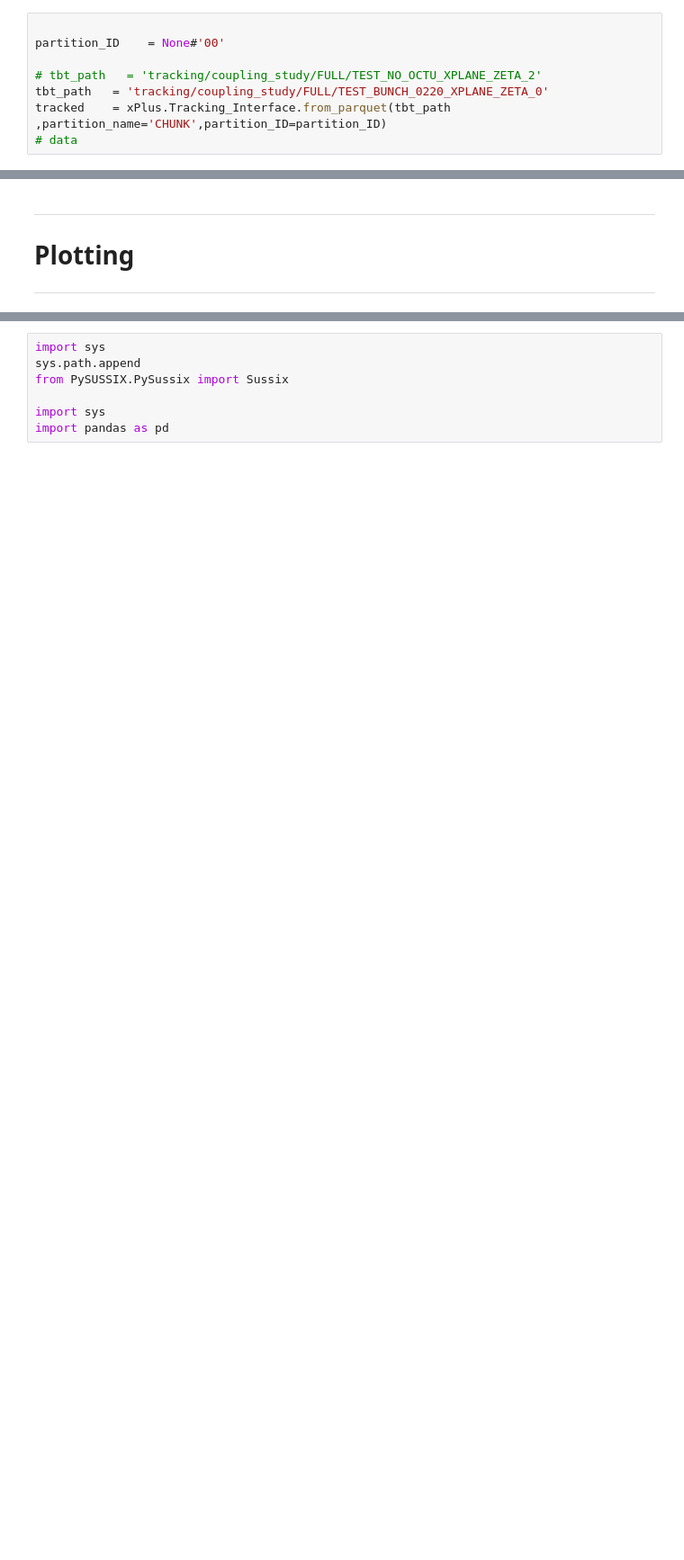
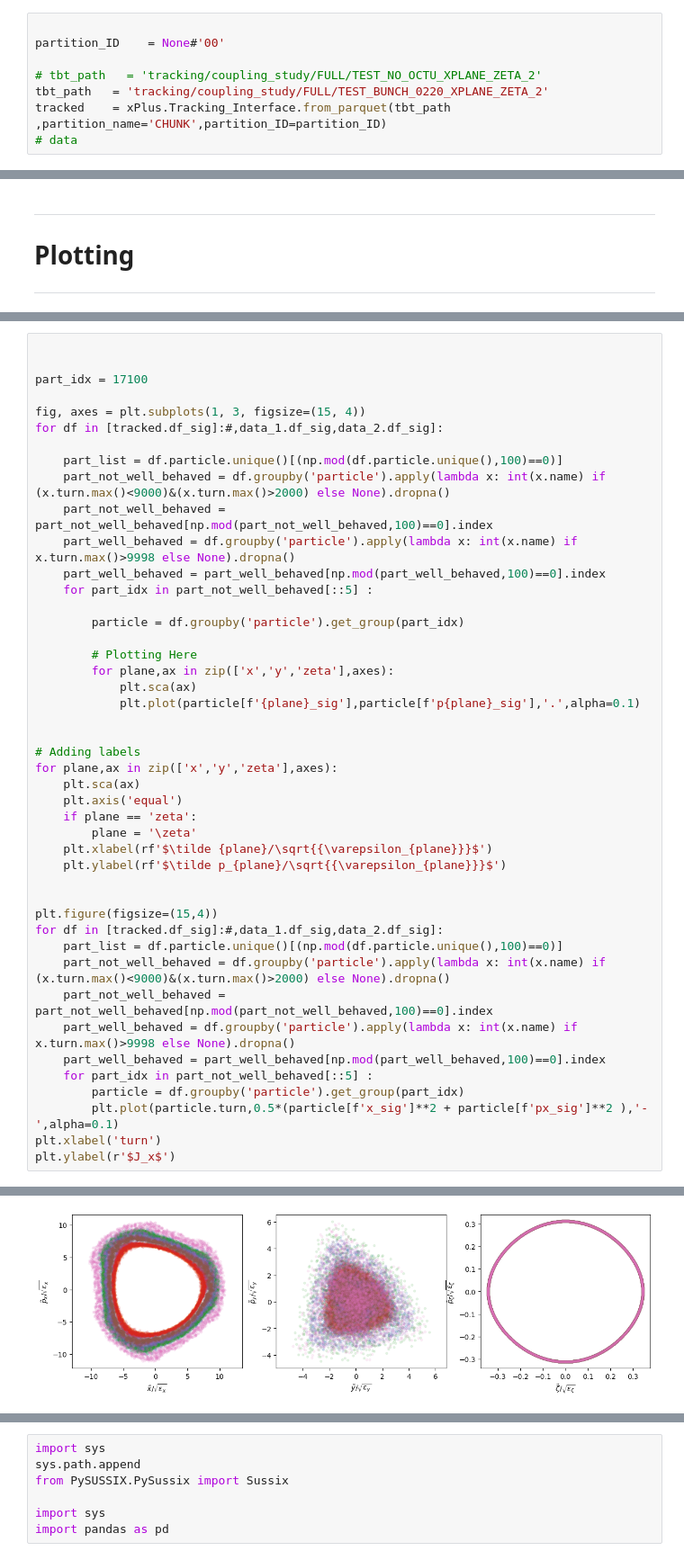
Before and after one commit to pbelange/BBStudies, a Jupyter notebook: study_signature/inspect_tbt.ipynb, the cells around one changed output, grey strips where cells are left out. Shown at 90% size. Cells and saved outputs as stored; diff of their text form; blank space fills up the shorter version.

```diff
--- a/study_signature/inspect_tbt.ipynb
+++ b/study_signature/inspect_tbt.ipynb
@@ -107,7 +111,7 @@ def plot_phase_space(df,rfbucket = None):
 partition_ID    = None#'00'
 
 # tbt_path   = 'tracking/coupling_study/FULL/TEST_NO_OCTU_XPLANE_ZETA_2'
-tbt_path   = 'tracking/coupling_study/FULL/TEST_BUNCH_0220_XPLANE_ZETA_0'
+tbt_path   = 'tracking/coupling_study/FULL/TEST_BUNCH_0220_XPLANE_ZETA_2'
 tracked    = xPlus.Tracking_Interface.from_parquet(tbt_path  ,partition_name='CHUNK',partition_ID=partition_ID)
 # data
 # %% [markdown]
@@ -142,0 +131,46 @@ particle
+# %%
+
+
+part_idx = 17100
+
+fig, axes = plt.subplots(1, 3, figsize=(15, 4))
+for df in [tracked.df_sig]:#,data_1.df_sig,data_2.df_sig]:
+
+    part_list = df.particle.unique()[(np.mod(df.particle.unique(),100)==0)]
+    part_not_well_behaved = df.groupby('particle').apply(lambda x: int(x.name) if (x.turn.max()<9000)&(x.turn.max()>2000) else None).dropna()
+    part_not_well_behaved = part_not_well_behaved[np.mod(part_not_well_behaved,100)==0].index
+    part_well_behaved = df.groupby('particle').apply(lambda x: int(x.name) if x.turn.max()>9998 else None).dropna()
+    part_well_behaved = part_well_behaved[np.mod(part_well_behaved,100)==0].index
+    for part_idx in part_not_well_behaved[::5] :
+
+        particle = df.groupby('particle').get_group(part_idx)
+
+        # Plotting Here
+        for plane,ax in zip(['x','y','zeta'],axes):
+            plt.sca(ax)
+            plt.plot(particle[f'{plane}_sig'],particle[f'p{plane}_sig'],'.',alpha=0.1)
+
+
+# Adding labels
+for plane,ax in zip(['x','y','zeta'],axes):
+    plt.sca(ax)
+    plt.axis('equal')
+    if plane == 'zeta':
+        plane = '\zeta'
+    plt.xlabel(rf'$\tilde {plane}/\sqrt{{\varepsilon_{plane}}}$')
+    plt.ylabel(rf'$\tilde p_{plane}/\sqrt{{\varepsilon_{plane}}}$')
+
+
+plt.figure(figsize=(15,4))
+for df in [tracked.df_sig]:#,data_1.df_sig,data_2.df_sig]:
+    part_list = df.particle.unique()[(np.mod(df.particle.unique(),100)==0)]
+    part_not_well_behaved = df.groupby('particle').apply(lambda x: int(x.name) if (x.turn.max()<9000)&(x.turn.max()>2000) else None).dropna()
+    part_not_well_behaved = part_not_well_behaved[np.mod(part_not_well_behaved,100)==0].index
+    part_well_behaved = df.groupby('particle').apply(lambda x: int(x.name) if x.turn.max()>9998 else None).dropna()
+    part_well_behaved = part_well_behaved[np.mod(part_well_behaved,100)==0].index
+    for part_idx in part_not_well_behaved[::5] :
+        particle = df.groupby('particle').get_group(part_idx)
+        plt.plot(particle.turn,0.5*(particle[f'x_sig']**2 + particle[f'px_sig']**2 ),'-',alpha=0.1)
+plt.xlabel('turn')
+plt.ylabel(r'$J_x$')
+# %% [output]
@@ -142,0 +178 @@ particle
+[figure, added]
```
Also changed, not shown: parts of 6 cells of this notebook, 5 other files.
